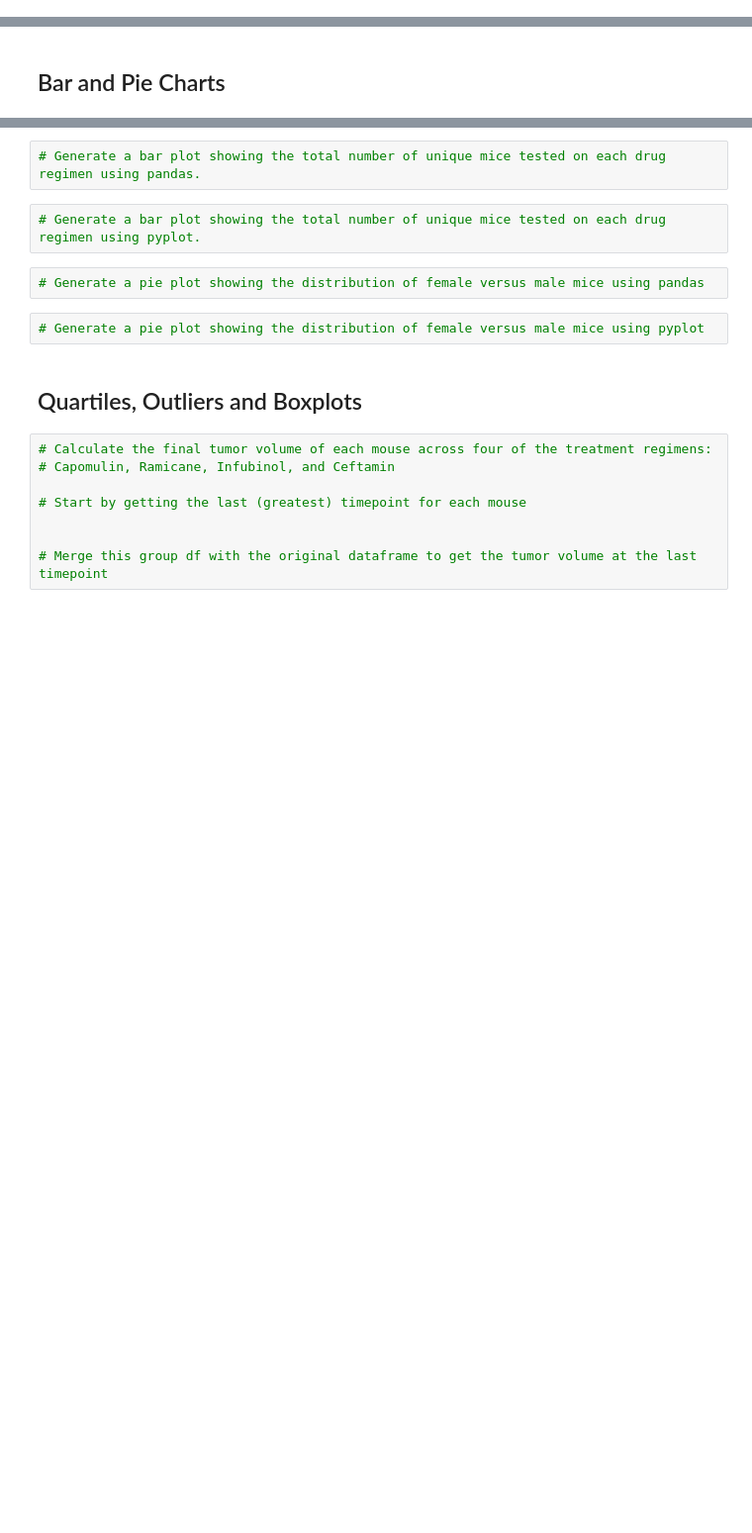
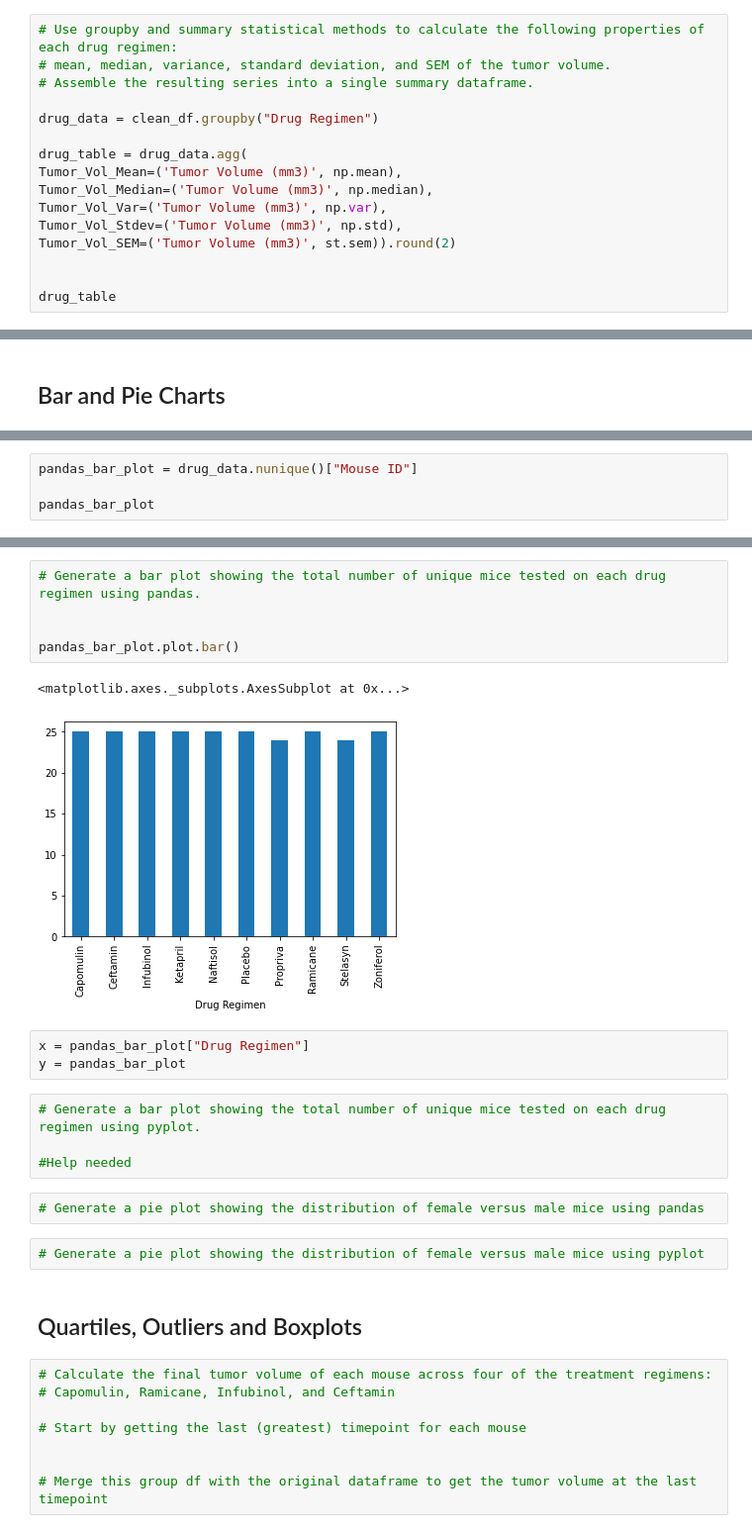
Before and after one commit to Nickfeliciano2/Matplotlib, a Jupyter notebook: Pymaceuticals/pymaceuticals_starter.ipynb, the cells around one changed output, grey strips where cells are left out. Shown at 99% size. Saved outputs shown, nothing was run; the diff lists cells and outputs as text; blank space fills up the shorter version.

```diff
--- a/Pymaceuticals/pymaceuticals_starter.ipynb
+++ b/Pymaceuticals/pymaceuticals_starter.ipynb
@@ -150,0 +199,16 @@ dtype: int64
+# %%
+# Use groupby and summary statistical methods to calculate the following properties of each drug regimen:
+# mean, median, variance, standard deviation, and SEM of the tumor volume.
+# Assemble the resulting series into a single summary dataframe.
+
+drug_data = clean_df.groupby("Drug Regimen")
+
+drug_table = drug_data.agg(
+Tumor_Vol_Mean=('Tumor Volume (mm3)', np.mean),
+Tumor_Vol_Median=('Tumor Volume (mm3)', np.median),
+Tumor_Vol_Var=('Tumor Volume (mm3)', np.var),
+Tumor_Vol_Stdev=('Tumor Volume (mm3)', np.std),
+Tumor_Vol_SEM=('Tumor Volume (mm3)', st.sem)).round(2)
+
+
+drug_table
@@ -156,0 +288,4 @@ dtype: int64
+# %%
+pandas_bar_plot = drug_data.nunique()["Mouse ID"]
+
+pandas_bar_plot
@@ -157,7 +305,18 @@ dtype: int64
 # %%
 # Generate a bar plot showing the total number of unique mice tested on each drug regimen using pandas.
+
+
+pandas_bar_plot.plot.bar()
+# %% [output]
+<matplotlib.axes._subplots.AxesSubplot at 0x...>
+[figure, added]
+# %%
+x = pandas_bar_plot["Drug Regimen"]
+y = pandas_bar_plot
 # %%
 # Generate a bar plot showing the total number of unique mice tested on each drug regimen using pyplot.
+
+#Help needed
 # %%
 # Generate a pie plot showing the distribution of female versus male mice using pandas
 # %%
```
Also changed, not shown: parts of 15 cells of this notebook, 2 other files.
